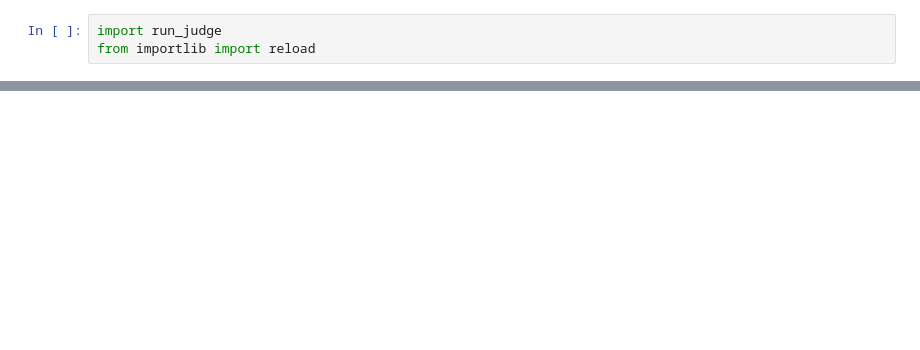
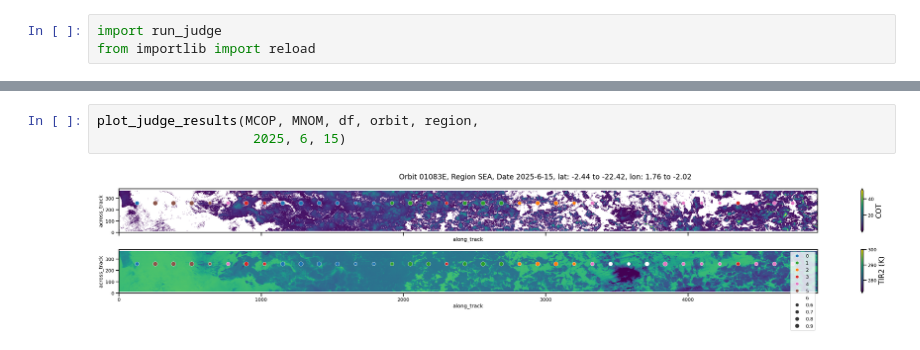
Before and after one commit to johanna-mayer/mesoscale_structure_public, a Jupyter notebook: judge_for_msi/test_run_judge.ipynb, the cells around one changed output, grey strips where cells are left out. Cells and saved outputs as stored; diff of their text form; blank space fills up the shorter version.

```diff
--- a/judge_for_msi/test_run_judge.ipynb
+++ b/judge_for_msi/test_run_judge.ipynb
@@ -23,0 +97,5 @@ pd.read_csv('/home/jmayer/ACI_research/Code/resources_mesoscale_structure/judge_
+# %%
+plot_judge_results(MCOP, MNOM, df, orbit, region,
+                    2025, 6, 15)
+# %% [output]
+[figure, added]
```
Also changed, not shown: parts of 9 cells of this notebook, 3 other files.
